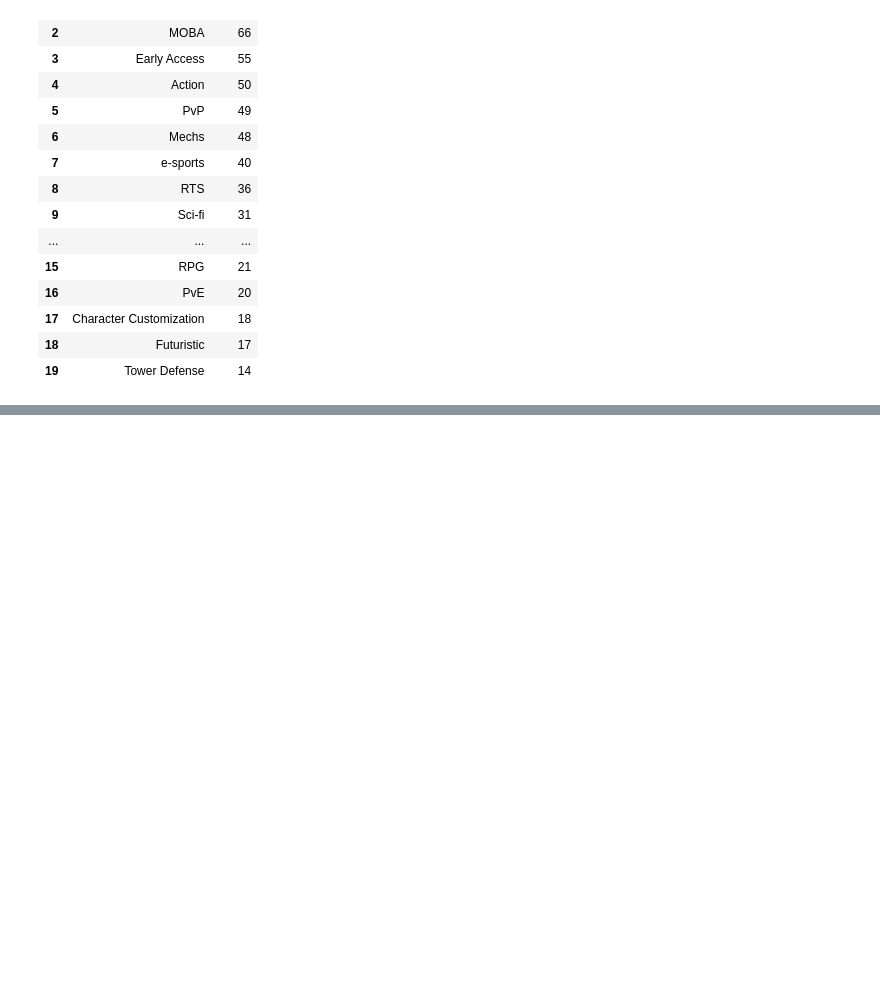
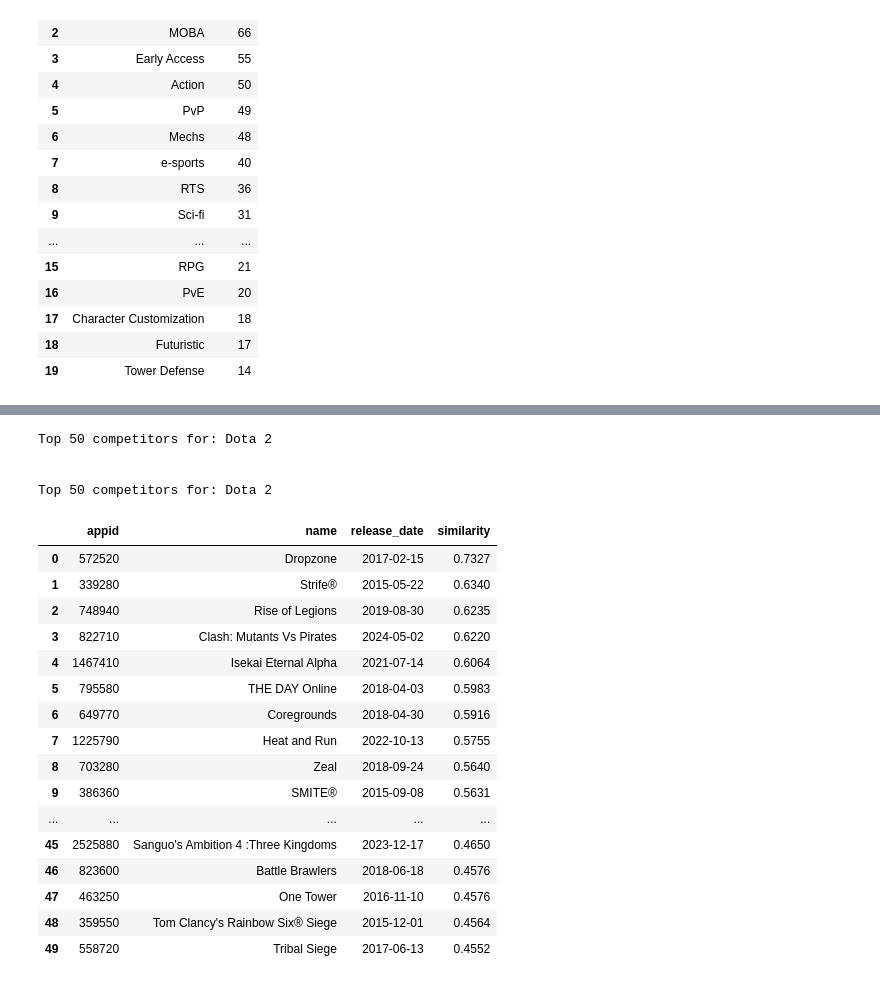
Before and after one commit to lngo916/DSC-288R-Capstone-Final-Project, a Jupyter notebook: notebooks/RECOMMENDER_TF_IDF+NNBRUTE_Steam_playground.ipynb, the cells around one changed output, grey strips where cells are left out. Drawn from its saved outputs; the diff is of its cells as text; code cells hidden in the pictures; blank space fills up the shorter version.

Commit message:
Add files via upload
Updated the original runner for the Games dataset, allows us to use release_date in our analysis

```diff
--- a/notebooks/RECOMMENDER_TF_IDF+NNBRUTE_Steam_playground.ipynb
+++ b/notebooks/RECOMMENDER_TF_IDF+NNBRUTE_Steam_playground.ipynb
@@ -424,0 +443,55 @@ Top 20 tags for: Dropzone
+# %%
+#using the parquet
+import json
+import pandas as pd
+
+df_loaded = pd.read_parquet('/content/drive/MyDrive/DSC 288 DS Grad Capstone/steam_tfidf_nn_recommender_v2.parquet')
+
+def show_competitors(df_in, game_name, top_n=50, sort_by='similarity'):
+    row = df_in[df_in['name'].str.lower() == game_name.lower()]
+
+    if row.empty:
+        print(f'Game "{game_name}" not found.')
+        return None
+
+    comps = row.iloc[0]['top_50_competitors']
+
+    if isinstance(comps, str):
+        comps = json.loads(comps)
+
+    comps_df = pd.DataFrame(comps)
+
+    if sort_by == 'release_date':
+        comps_df['release_date'] = pd.to_datetime(comps_df['release_date'])
+        comps_df = comps_df.sort_values('release_date', ascending=True)
+
+    else:
+        comps_df = comps_df.sort_values('similarity', ascending=False)
+
+    print(f'\nTop {top_n} competitors for: {row.iloc[0]["name"]}\n')
+    return comps_df.head(top_n).reset_index(drop=True)
+# %%
+show_competitors(df_rec, 'Dota 2')
+show_competitors(df_rec, 'Dota 2', sort_by='similarity')
+# %% [output]
+Top 50 competitors for: Dota 2
+
+
+Top 50 competitors for: Dota 2
+|  | appid | name | release_date | similarity |
+| 0 | 572520 | Dropzone | 2017-02-15 | 0.7327 |
+| 1 | 339280 | Strife® | 2015-05-22 | 0.6340 |
+| 2 | 748940 | Rise of Legions | 2019-08-30 | 0.6235 |
+| 3 | 822710 | Clash: Mutants Vs Pirates | 2024-05-02 | 0.6220 |
+| 4 | 1467410 | Isekai Eternal Alpha | 2021-07-14 | 0.6064 |
+| 5 | 795580 | THE DAY Online | 2018-04-03 | 0.5983 |
+| 6 | 649770 | Coregrounds | 2018-04-30 | 0.5916 |
+| 7 | 1225790 | Heat and Run | 2022-10-13 | 0.5755 |
+| 8 | 703280 | Zeal | 2018-09-24 | 0.5640 |
+| 9 | 386360 | SMITE® | 2015-09-08 | 0.5631 |
+| ... | ... | ... | ... | ... |
+| 45 | 2525880 | Sanguo's Ambition 4 :Three Kingdoms | 2023-12-17 | 0.4650 |
+| 46 | 823600 | Battle Brawlers | 2018-06-18 | 0.4576 |
+| 47 | 463250 | One Tower | 2016-11-10 | 0.4576 |
+| 48 | 359550 | Tom Clancy's Rainbow Six® Siege | 2015-12-01 | 0.4564 |
+| 49 | 558720 | Tribal Siege | 2017-06-13 | 0.4552 |
```
Also changed, not shown: parts of 8 cells of this notebook.
